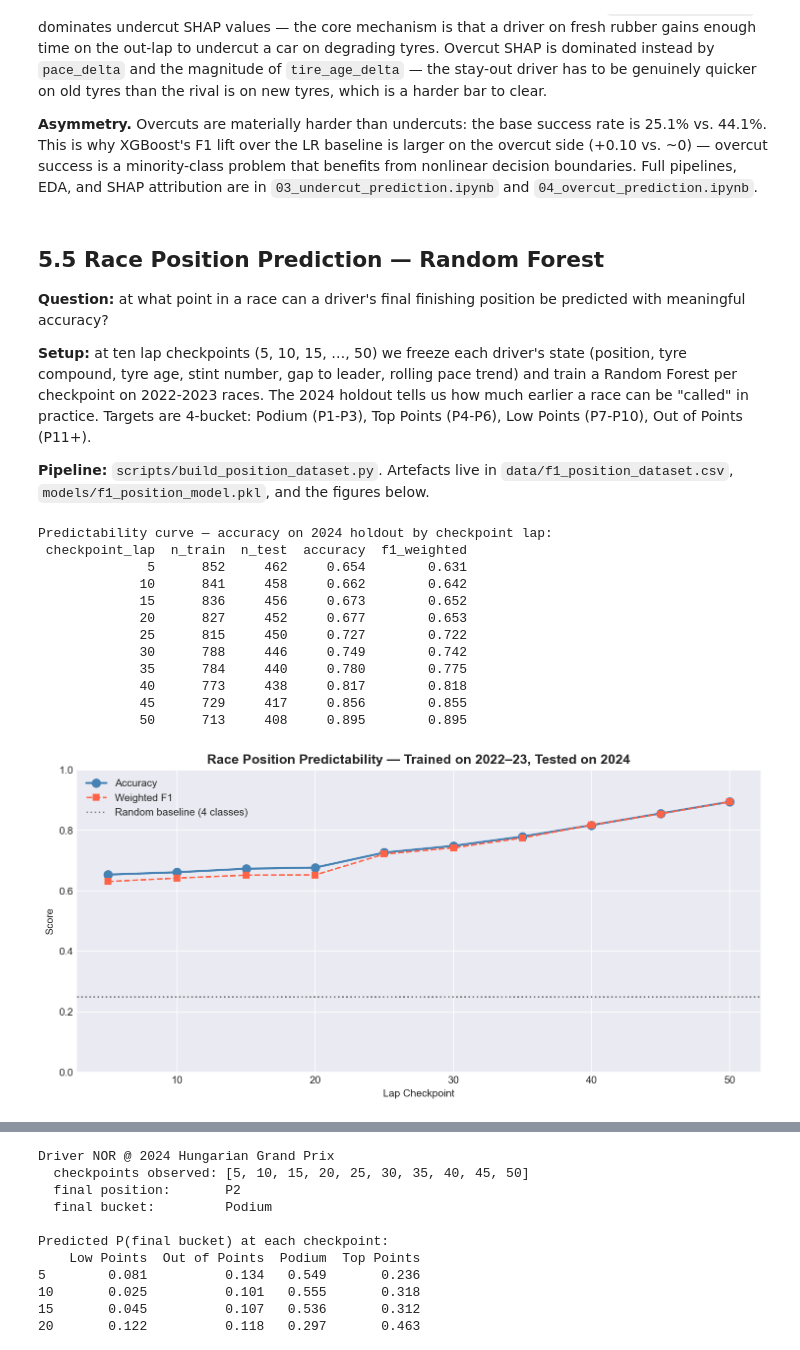
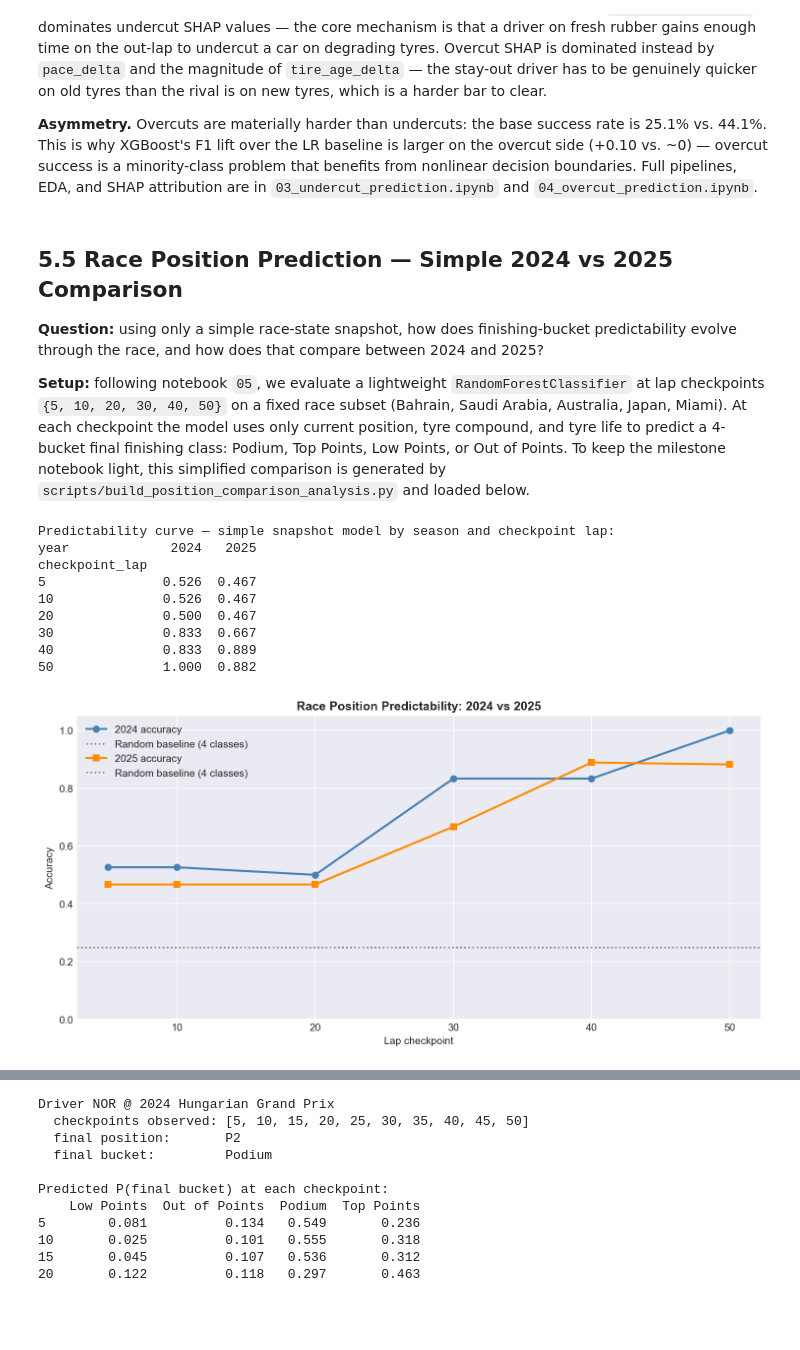
Before and after one commit to cooper-kerr/F1-Predictive-Analysis-Project, a Jupyter notebook: notebooks/01_milestone_report.ipynb, the cells around one changed output, grey strips where cells are left out. Drawn from its saved outputs; the diff is of its cells as text; code cells hidden in the pictures; blank space fills up the shorter version.

Commit message:
Align report sections 5.2 and 5.5 to notebooks 06 and 05

```diff
--- a/notebooks/01_milestone_report.ipynb
+++ b/notebooks/01_milestone_report.ipynb
@@ -523,43 +386,39 @@ strong multicollinearity or other numerical problems.
 
 **Asymmetry.** Overcuts are materially harder than undercuts: the base success rate is 25.1% vs. 44.1%. This is why XGBoost's F1 lift over the LR baseline is larger on the overcut side (+0.10 vs. ~0) — overcut success is a minority-class problem that benefits from nonlinear decision boundaries. Full pipelines, EDA, and SHAP attribution are in `03_undercut_prediction.ipynb` and `04_overcut_prediction.ipynb`.
 # %% [markdown]
-## 5.5 Race Position Prediction — Random Forest
+## 5.5 Race Position Prediction — Simple 2024 vs 2025 Comparison
 
-**Question:** at what point in a race can a driver's final finishing position be predicted with meaningful accuracy?
+**Question:** using only a simple race-state snapshot, how does finishing-bucket predictability evolve through the race, and how does that compare between 2024 and 2025?
 
-**Setup:** at ten lap checkpoints (5, 10, 15, …, 50) we freeze each driver's state (position, tyre compound, tyre age, stint number, gap to leader, rolling pace trend) and train a Random Forest per checkpoint on 2022-2023 races. The 2024 holdout tells us how much earlier a race can be "called" in practice. Targets are 4-bucket: Podium (P1-P3), Top Points (P4-P6), Low Points (P7-P10), Out of Points (P11+).
-
-**Pipeline:** `scripts/build_position_dataset.py`. Artefacts live in `data/f1_position_dataset.csv`, `models/f1_position_model.pkl`, and the figures below.
+**Setup:** following notebook `05`, we evaluate a lightweight `RandomForestClassifier` at lap checkpoints `{5, 10, 20, 30, 40, 50}` on a fixed race subset (Bahrain, Saudi Arabia, Australia, Japan, Miami). At each checkpoint the model uses only current position, tyre compound, and tyre life to predict a 4-bucket final finishing class: Podium, Top Points, Low Points, or Out of Points. To keep the milestone notebook light, this simplified comparison is generated by `scripts/build_position_comparison_analysis.py` and loaded below.
 # %%
+import joblib
 import pandas as pd
 from pathlib import Path
 from IPython.display import Image, display
 
-ROOT        = Path.cwd() if Path.cwd().name != 'notebooks' else Path.cwd().parent
-DATA_DIR    = ROOT / 'data'
+ROOT = Path.cwd() if Path.cwd().name != 'notebooks' else Path.cwd().parent
+DATA_DIR = ROOT / 'data'
+MODEL_DIR = ROOT / 'models'
 FIGURES_DIR = ROOT / 'outputs' / 'figures'
 
-curve = pd.read_csv(DATA_DIR / 'f1_position_curve.csv')
-print('Predictability curve — accuracy on 2024 holdout by checkpoint lap:')
-print(curve.assign(
-    accuracy=curve['accuracy'].round(3),
-    f1_weighted=curve['f1_weighted'].round(3),
-).to_string(index=False))
+curve = pd.read_csv(DATA_DIR / 'f1_position_comparison_curve.csv')
+pos_art = joblib.load(MODEL_DIR / 'f1_position_comparison_analysis.pkl')
+
+print('Predictability curve — simple snapshot model by season and checkpoint lap:')
+print(curve.pivot(index='checkpoint_lap', columns='year', values='accuracy').round(3).to_string())
 # %% [output]
-Predictability curve — accuracy on 2024 holdout by checkpoint lap:
- checkpoint_lap  n_train  n_test  accuracy  f1_weighted
-              5      852     462     0.654        0.631
-             10      841     458     0.662        0.642
-             15      836     456     0.673        0.652
-             20      827     452     0.677        0.653
-             25      815     450     0.727        0.722
-             30      788     446     0.749        0.742
-             35      784     440     0.780        0.775
-             40      773     438     0.817        0.818
-             45      729     417     0.856        0.855
-             50      713     408     0.895        0.895
+Predictability curve — simple snapshot model by season and checkpoint lap:
+year             2024   2025
+checkpoint_lap
+5               0.526  0.467
+10              0.526  0.467
+20              0.500  0.467
+30              0.833  0.667
+40              0.833  0.889
+50              1.000  0.882
 # %%
-display(Image(str(FIGURES_DIR / 'position_curve.png')))
+display(Image(str(FIGURES_DIR / 'position_comparison_curve.png')))
 # %% [output]
-[figure, old version]
+[figure, new version]
 # %%
```
Also changed, not shown: parts of 9 cells of this notebook, 12 other files.
